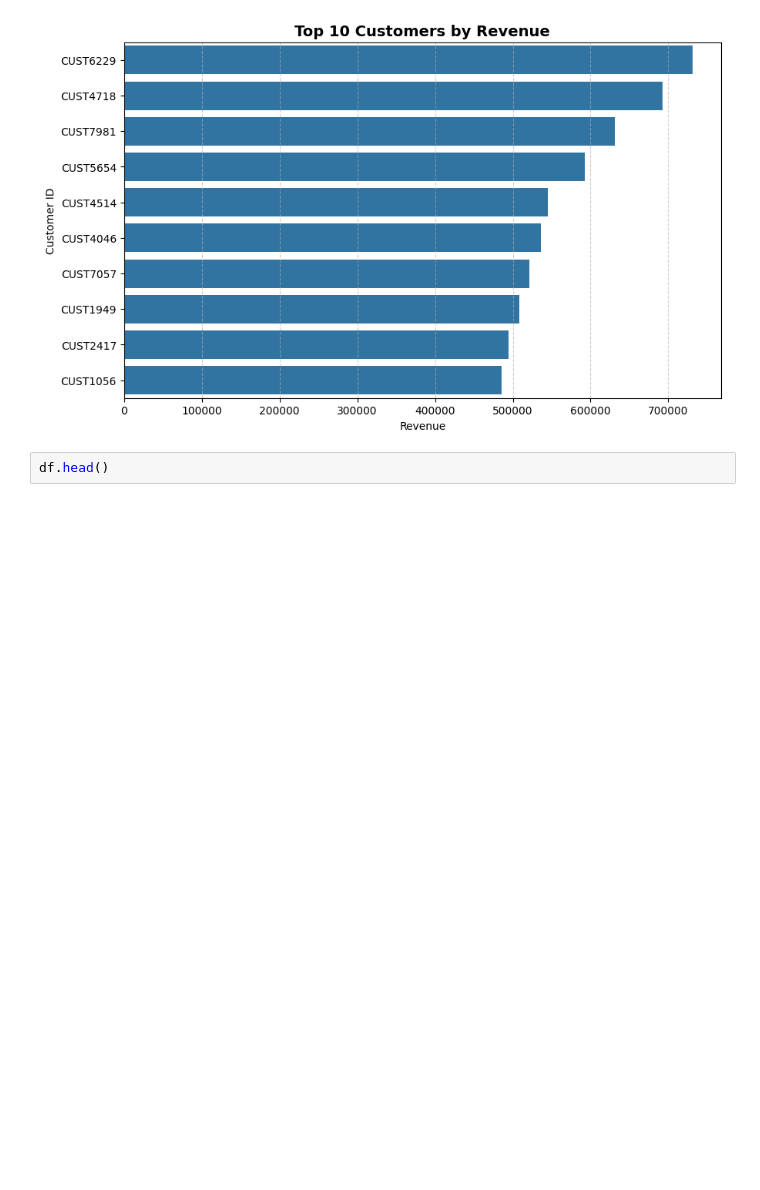
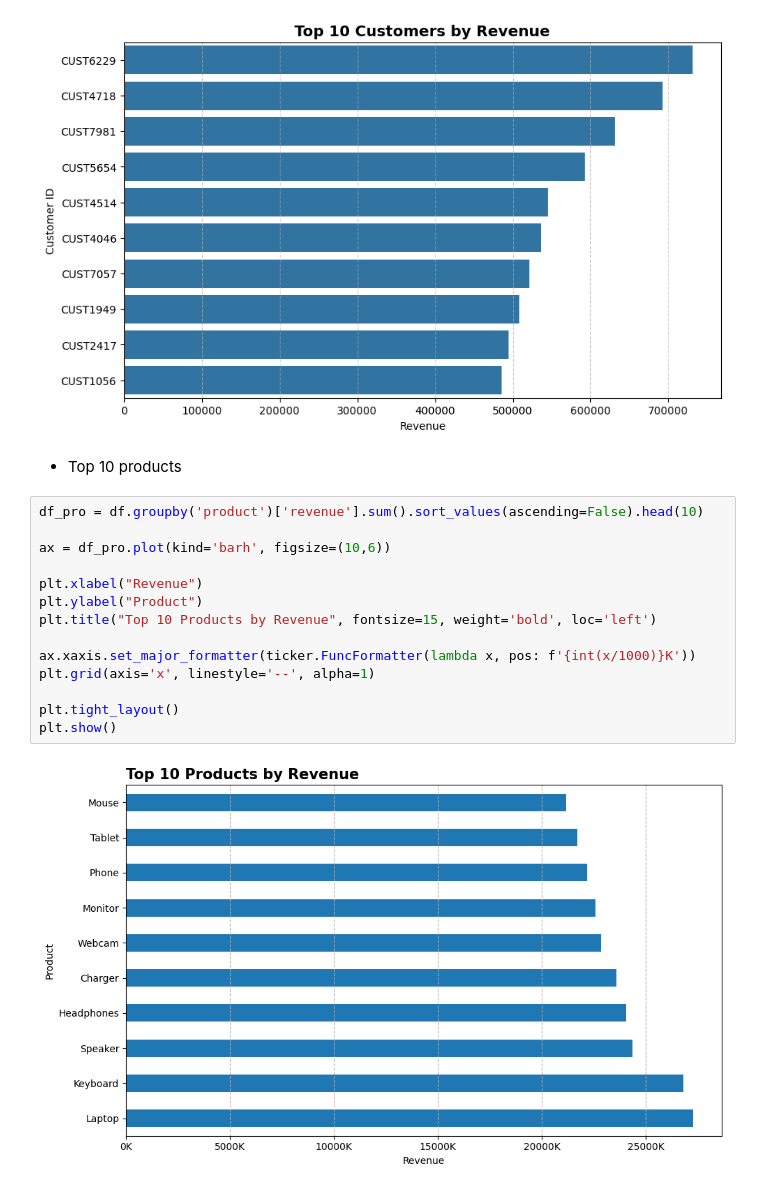
Before and after one commit to Abhaypanchal5/Data-Analytics-Portfolio, a Jupyter notebook: 05_End-To-End-Project/Ecommerce_sales_analysis_avd/Notebooks/Analysis.ipynb, the cells around one changed output. Saved outputs shown, nothing was run; the diff lists cells and outputs as text; blank space fills up the shorter version.

```diff
--- a/05_End-To-End-Project/Ecommerce_sales_analysis_avd/Notebooks/Analysis.ipynb
+++ b/05_End-To-End-Project/Ecommerce_sales_analysis_avd/Notebooks/Analysis.ipynb
@@ -61,5 +80,21 @@ plt.grid(axis="x", linestyle="--", alpha=0.6)
 plt.show()
 # %% [output]
 [figure]
-# %%
-df.head()
+# %% [markdown]
+- Top 10 products
+# %%
+df_pro = df.groupby('product')['revenue'].sum().sort_values(ascending=False).head(10)
+
+ax = df_pro.plot(kind='barh', figsize=(10,6))
+
+plt.xlabel("Revenue")
+plt.ylabel("Product")
+plt.title("Top 10 Products by Revenue", fontsize=15, weight='bold', loc='left')
+
+ax.xaxis.set_major_formatter(ticker.FuncFormatter(lambda x, pos: f'{int(x/1000)}K'))
+plt.grid(axis='x', linestyle='--', alpha=1)
+
+plt.tight_layout()
+plt.show()
+# %% [output]
+[figure, added]
```
Also changed, not shown: parts of 2 cells of this notebook.
